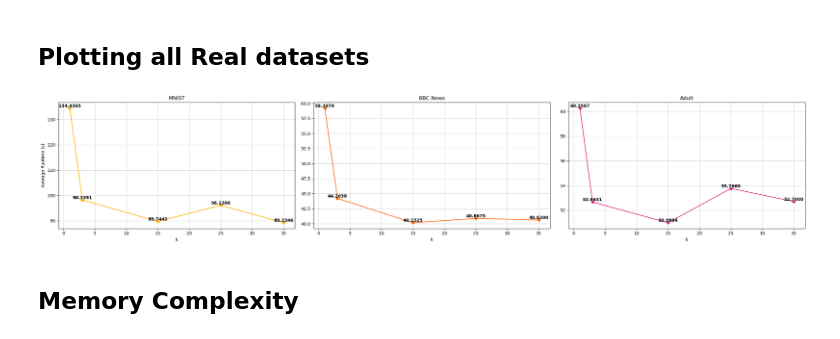
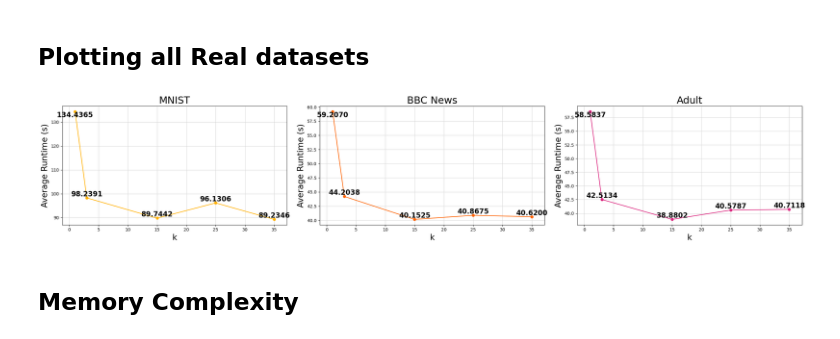
Before and after one commit to niconymanda/knn-chain, a Jupyter notebook: paper_results.ipynb, the cells around one changed output. Saved outputs shown, nothing was run; the diff lists cells and outputs as text; code cells hidden in the pictures.

```diff
--- a/paper_results.ipynb
+++ b/paper_results.ipynb
@@ -396,48 +390,14 @@ adult_avgs = [60.256672261450014, 52.66306573390001, 50.98837264210002, 53.76603
 ## Plotting all Real datasets
 # %%
 new_ks = [1, 3, 15, 25, 35]
-# %%
- # Create subplots
-fig, axes = plt.subplots(1, 3, figsize=(25, 5), sharex=False, sharey=False)
-margin = 1.8
-
-# Define a function to set axis limits with margins
-def set_axis_limits(ax, x, y, margin):
-    ax.set_xlim([min(x) - margin, max(x) + margin])
-
-# Plot for the first runtime list
-axes[0].plot(new_ks, mnist_avgs, marker='o', color='#FFB000')
-for i, avg in enumerate(mnist_avgs):
-    axes[0].text(new_ks[i], avg, f'{avg:.4f}', ha='center', va='bottom', fontsize=10, color='#000000', fontweight='bold')
-axes[0].set_title('MNIST')
-axes[0].set_xlabel('k')
-axes[0].set_ylabel('Average Runtime (s)')
-axes[0].grid(c = "#d3d3d3")
-set_axis_limits(axes[0], new_ks, mnist_avgs, margin)
-
-# Plot for the second runtime list
-axes[1].plot(new_ks, bbc_avgs, marker='o', color='#FE6100')
-for i, avg in enumerate(bbc_avgs):
-    axes[1].text(new_ks[i], avg, f'{avg:.4f}', ha='center', va='bottom', fontsize=10, color='#000000', fontweight='bold')
-axes[1].set_title('BBC News')
-axes[1].set_xlabel('k')
-axes[1].grid(c = "#d3d3d3")
-set_axis_limits(axes[1], new_ks, bbc_avgs, margin)
-
-# Plot for the third runtime list
-axes[2].plot(new_ks, adult_avgs, marker='o', color='#DC267F')
-for i, avg in enumerate(adult_avgs):
-    axes[2].text(new_ks[i], avg, f'{avg:.4f}', ha='center', va='bottom', fontsize=10, color='#000000', fontweight='bold')
-axes[2].set_title('Adult')
-axes[2].set_xlabel('k')
-axes[2].grid(c = "#d3d3d3")
-set_axis_limits(axes[2], new_ks, adult_avgs, margin)
-
-# Adjust layout
-plt.tight_layout()
-plt.show()
-# %% [output]
-[figure, removed]
+# %%
+titles = ['MNIST','BBC News','Adult']
+all_real_avgs = [[134.4364607491, 98.23908929675, 89.74421718010001, 96.1306362852, 89.2346406435], [59.207046035750025, 44.2037801331, 40.152519741099994, 40.86750714674999, 40.6200202031], [58.5837409584, 42.51337018620001, 38.880244059350005, 40.5786839207, 40.711834972700004]]
+label_indices = [0,0,0]
+# %%
+plot_all_runtimes(all_real_avgs, new_ks, titles, label_indices)
+# %% [output]
+[figure, added]
 # %% [markdown]
 ## Memory Complexity
 # %%
```
Also changed, not shown: parts of 28 cells of this notebook.
